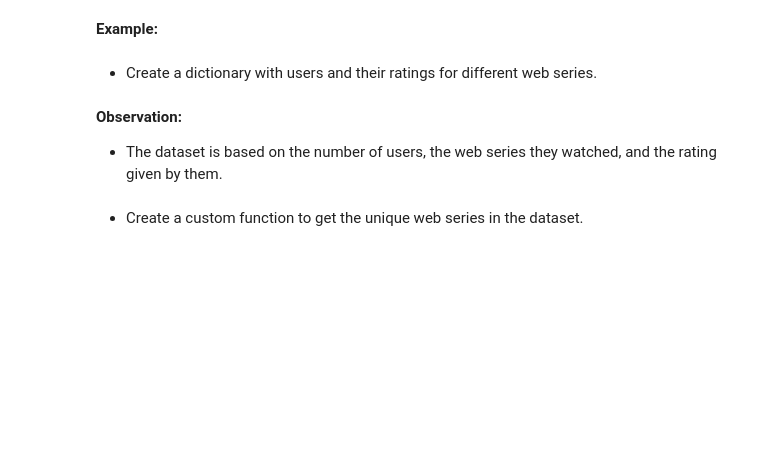
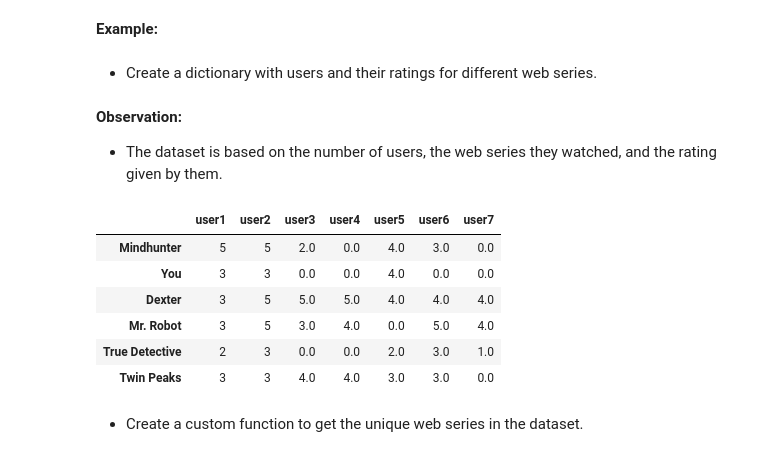
Before and after one commit to opendroid/ml, a Jupyter notebook: recommendation/ex01_recommendation_systems.ipynb, the cells around one changed output. Cells and saved outputs as stored; diff of their text form; code cells hidden in the pictures; blank space fills up the shorter version.

```diff
--- a/recommendation/ex01_recommendation_systems.ipynb
+++ b/recommendation/ex01_recommendation_systems.ipynb
@@ -647,12 +1053,20 @@ __Observation:__
 # %%
 # Convert the dataset dictionary to a DataFrame
 dataset_df = pd.DataFrame(dataset)
 
 # Fill missing values (NaN) with "Not Seen Yet"
-dataset_df.fillna("Not Seen Yet", inplace=True)
+dataset_df = dataset_df.fillna(0)
 
 # Display the DataFrame
 dataset_df
+# %% [output]
+|  | user1 | user2 | user3 | user4 | user5 | user6 | user7 |
+| Mindhunter | 5 | 5 | 2.0 | 0.0 | 4.0 | 3.0 | 0.0 |
+| You | 3 | 3 | 0.0 | 0.0 | 4.0 | 0.0 | 0.0 |
+| Dexter | 3 | 5 | 5.0 | 5.0 | 4.0 | 4.0 | 4.0 |
+| Mr. Robot | 3 | 5 | 3.0 | 4.0 | 0.0 | 5.0 | 4.0 |
+| True Detective | 2 | 3 | 0.0 | 0.0 | 2.0 | 3.0 | 1.0 |
+| Twin Peaks | 3 | 3 | 4.0 | 4.0 | 3.0 | 3.0 | 0.0 |
 # %% [markdown]
 - Create a custom function to get the unique web series in the dataset.
 # %%
```
Also changed, not shown: parts of 116 cells of this notebook, 8 other files.
